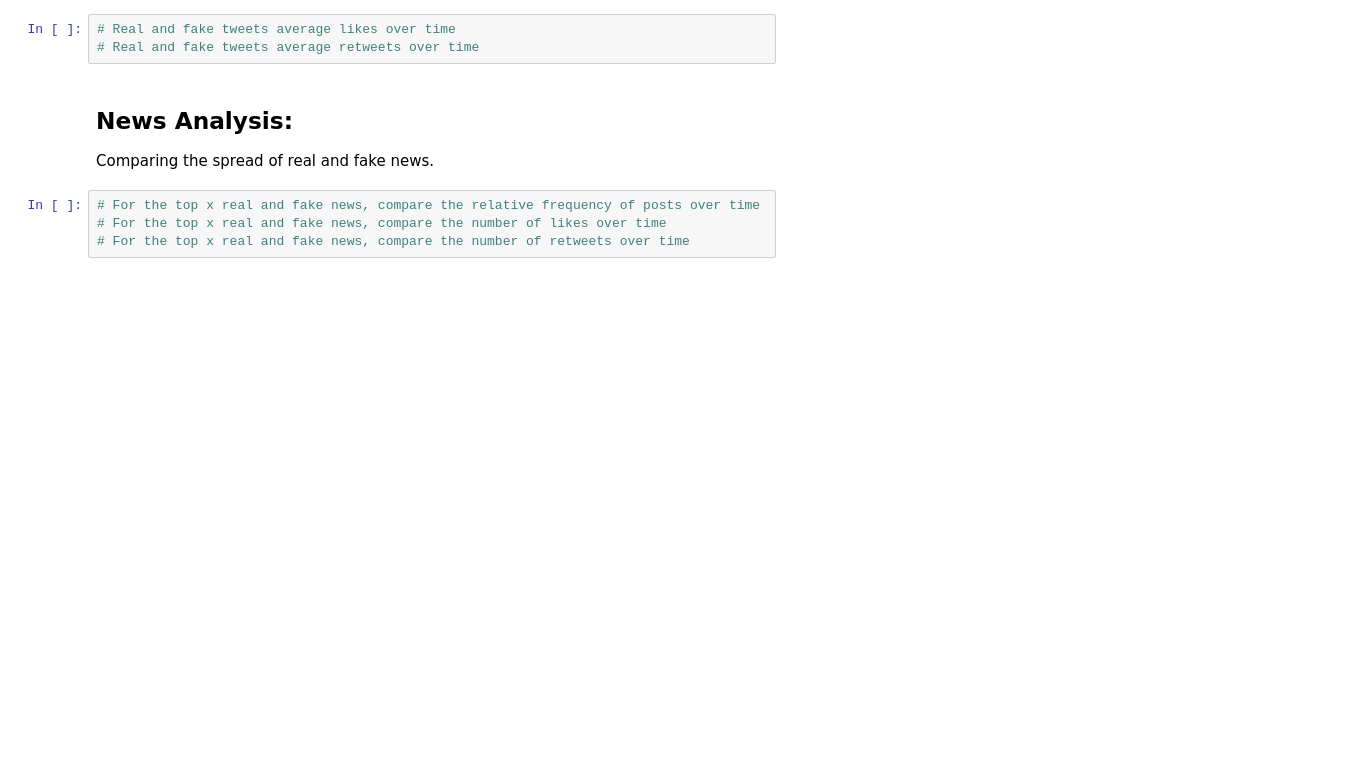
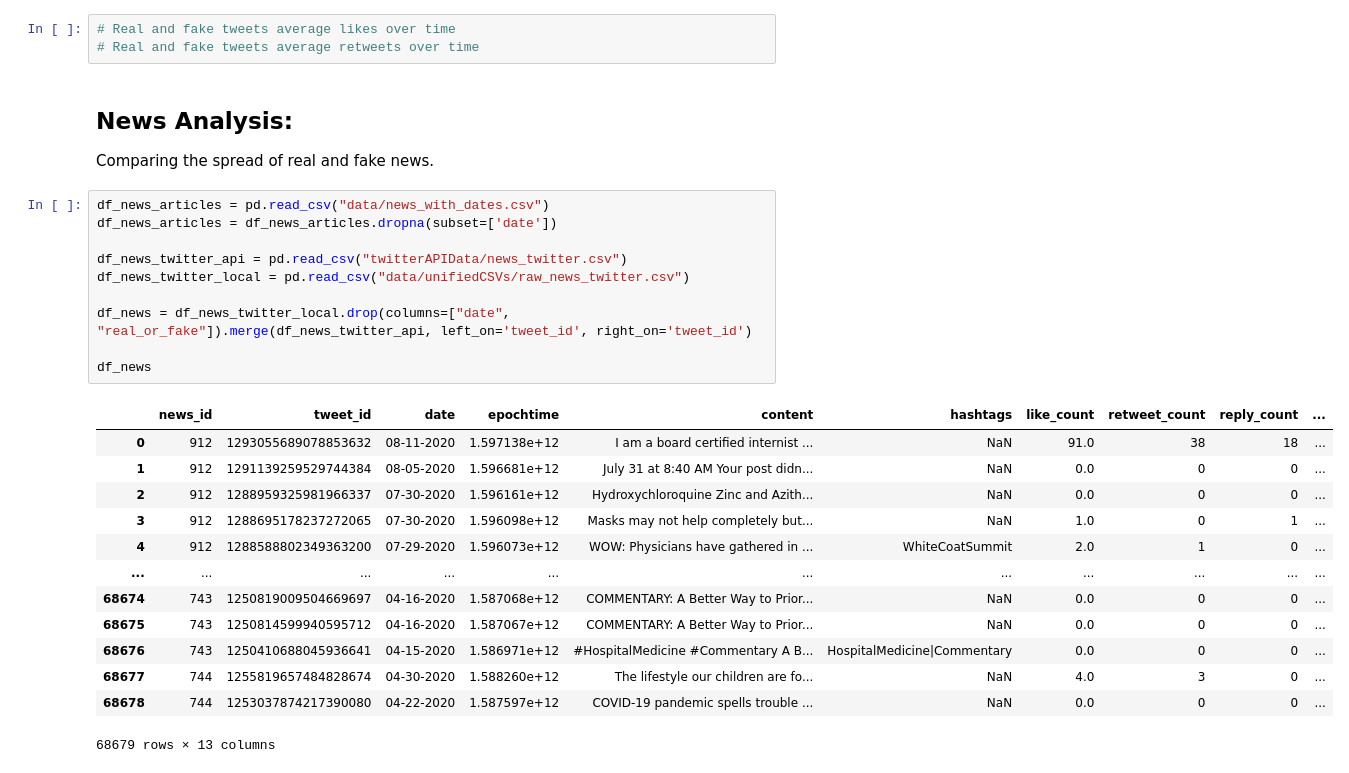
Before and after one commit to ecs2220/Hackathon-Fall-2021, a Jupyter notebook: analysis.ipynb, the cells around one changed output. Cells and saved outputs as stored; diff of their text form; blank space fills up the shorter version.

```diff
--- a/analysis.ipynb
+++ b/analysis.ipynb
@@ -63,7 +231,27 @@ plt.title('Relative Frequency of Real and Fake Tweets for all Claims per Day')
 # %% [markdown]
 ## News Analysis:
 Comparing the spread of real and fake news.
-# %%
-# For the top x real and fake news, compare the relative frequency of posts over time
-# For the top x real and fake news, compare the number of likes over time
-# For the top x real and fake news, compare the number of retweets over time
+# %%
+df_news_articles = pd.read_csv("data/news_with_dates.csv")
+df_news_articles = df_news_articles.dropna(subset=['date'])
+
+df_news_twitter_api = pd.read_csv("twitterAPIData/news_twitter.csv")
+df_news_twitter_local = pd.read_csv("data/unifiedCSVs/raw_news_twitter.csv")
+
+df_news = df_news_twitter_local.drop(columns=["date", "real_or_fake"]).merge(df_news_twitter_api, left_on='tweet_id', right_on='tweet_id')
+
+df_news
+# %% [output]
+|  | news_id | tweet_id | date | epochtime | content | hashtags | like_count | retweet_count | reply_count | ... |
+| 0 | 912 | 1293055689078853632 | 08-11-2020 | 1.597138e+12 | I am a board certified internist ... | NaN | 91.0 | 38 | 18 | ... |
+| 1 | 912 | 1291139259529744384 | 08-05-2020 | 1.596681e+12 | July 31 at 8:40 AM Your post didn... | NaN | 0.0 | 0 | 0 | ... |
+| 2 | 912 | 1288959325981966337 | 07-30-2020 | 1.596161e+12 | Hydroxychloroquine Zinc and Azith... | NaN | 0.0 | 0 | 0 | ... |
+| 3 | 912 | 1288695178237272065 | 07-30-2020 | 1.596098e+12 | Masks may not help completely but... | NaN | 1.0 | 0 | 1 | ... |
+| 4 | 912 | 1288588802349363200 | 07-29-2020 | 1.596073e+12 | WOW: Physicians have gathered in ... | WhiteCoatSummit | 2.0 | 1 | 0 | ... |
+| ... | ... | ... | ... | ... | ... | ... | ... | ... | ... | ... |
+| 68674 | 743 | 1250819009504669697 | 04-16-2020 | 1.587068e+12 | COMMENTARY: A Better Way to Prior... | NaN | 0.0 | 0 | 0 | ... |
+| 68675 | 743 | 1250814599940595712 | 04-16-2020 | 1.587067e+12 | COMMENTARY: A Better Way to Prior... | NaN | 0.0 | 0 | 0 | ... |
+| 68676 | 743 | 1250410688045936641 | 04-15-2020 | 1.586971e+12 | #HospitalMedicine #Commentary A B... | HospitalMedicine|Commentary | 0.0 | 0 | 0 | ... |
+| 68677 | 744 | 1255819657484828674 | 04-30-2020 | 1.588260e+12 | The lifestyle our children are fo... | NaN | 4.0 | 3 | 0 | ... |
+| 68678 | 744 | 1253037874217390080 | 04-22-2020 | 1.587597e+12 | COVID-19 pandemic spells trouble ... | NaN | 0.0 | 0 | 0 | ... |
+68679 rows × 13 columns
```
Also changed, not shown: parts of 6 cells of this notebook, 4 other files.
